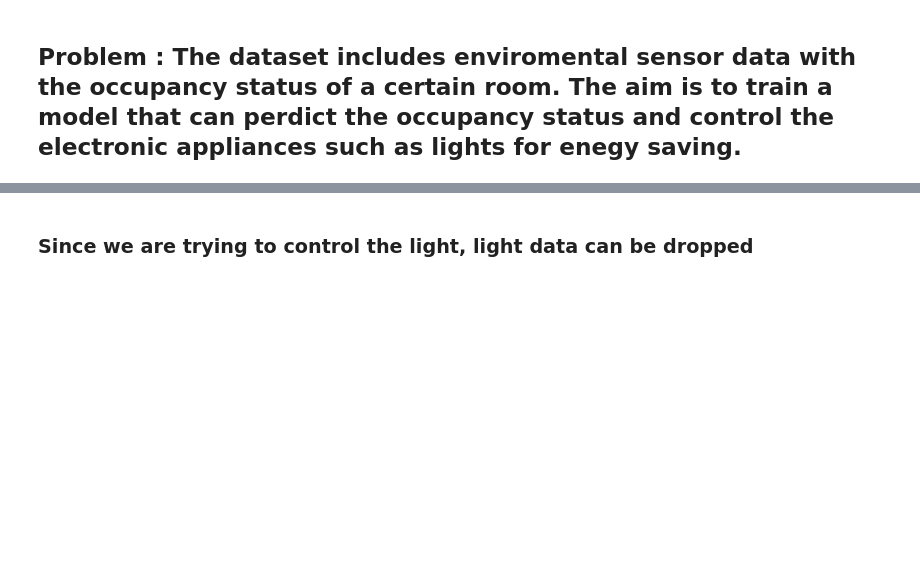
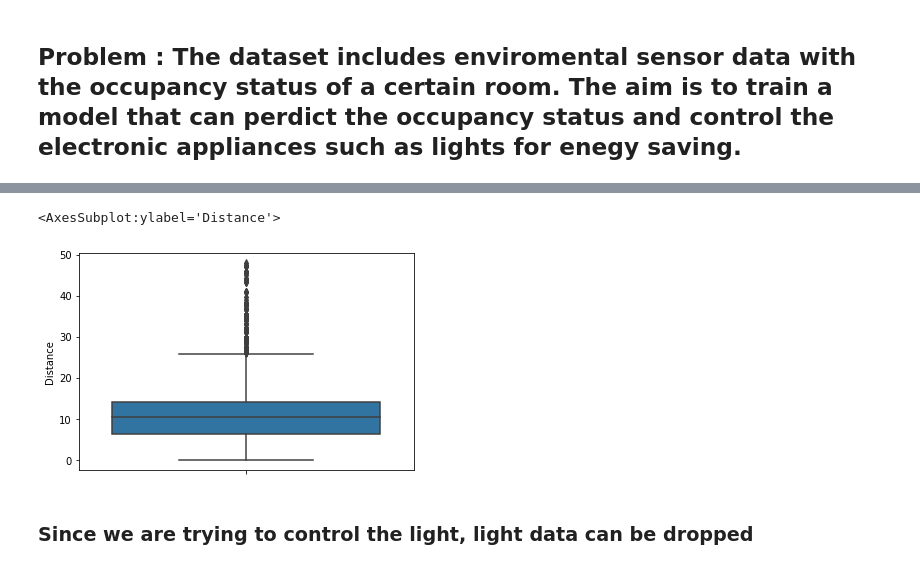
Before and after one commit to pldrobot/ML_Course_Submissions, a Jupyter notebook: Project/Project_Model _Train.ipynb, the cells around one changed output, grey strips where cells are left out. Saved outputs shown, nothing was run; the diff lists cells and outputs as text; code cells hidden in the pictures; blank space fills up the shorter version.

```diff
--- a/Project/Project_Model _Train.ipynb
+++ b/Project/Project_Model _Train.ipynb
@@ -97,0 +147,5 @@ data1.describe(include='all').transpose()
+# %%
+sns.boxplot(y="Distance", data=data)
+# %% [output]
+<AxesSubplot:ylabel='Distance'>
+[figure, added]
```
Also changed, not shown: parts of 19 cells of this notebook, 1 other file.
